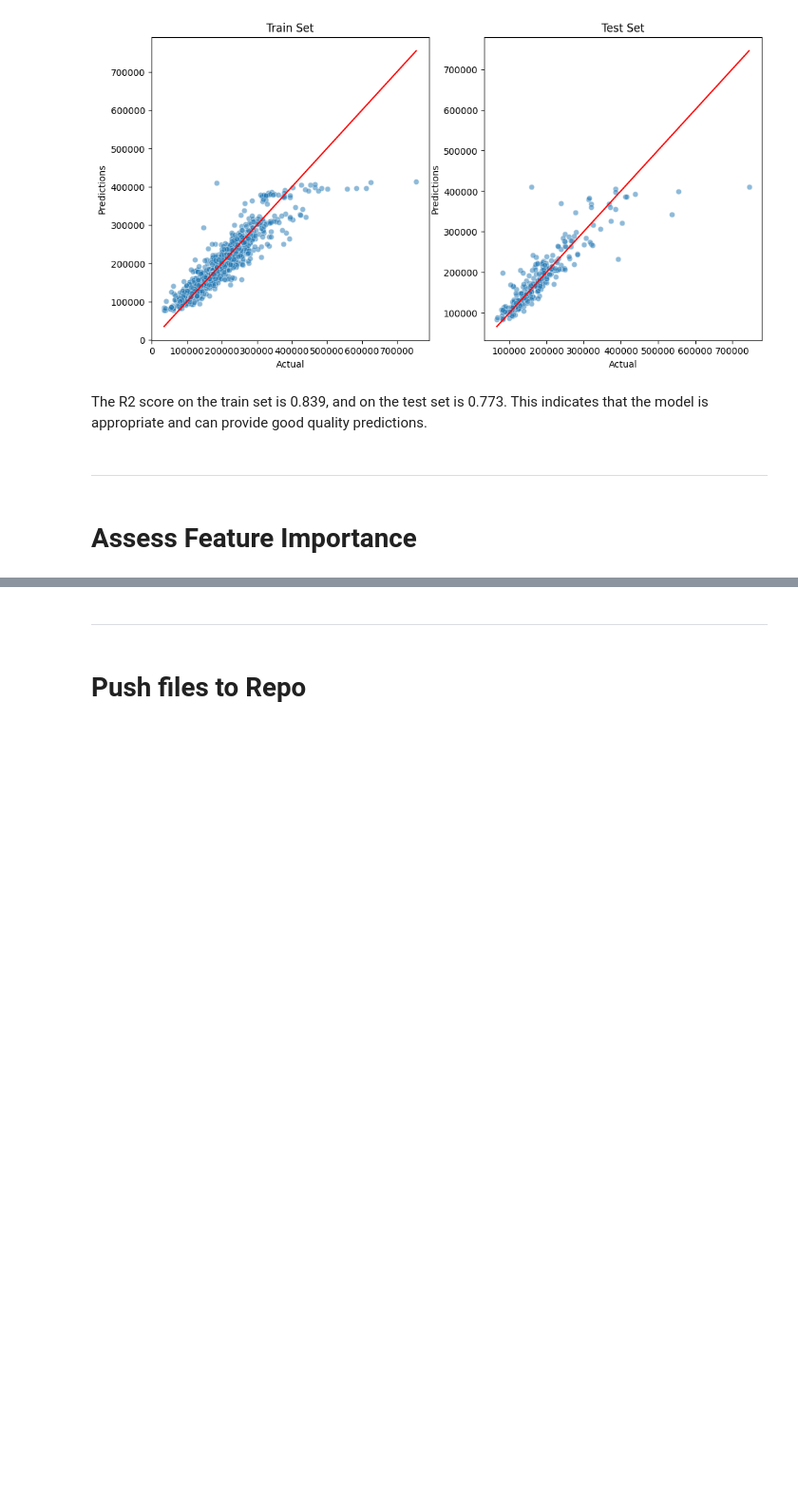
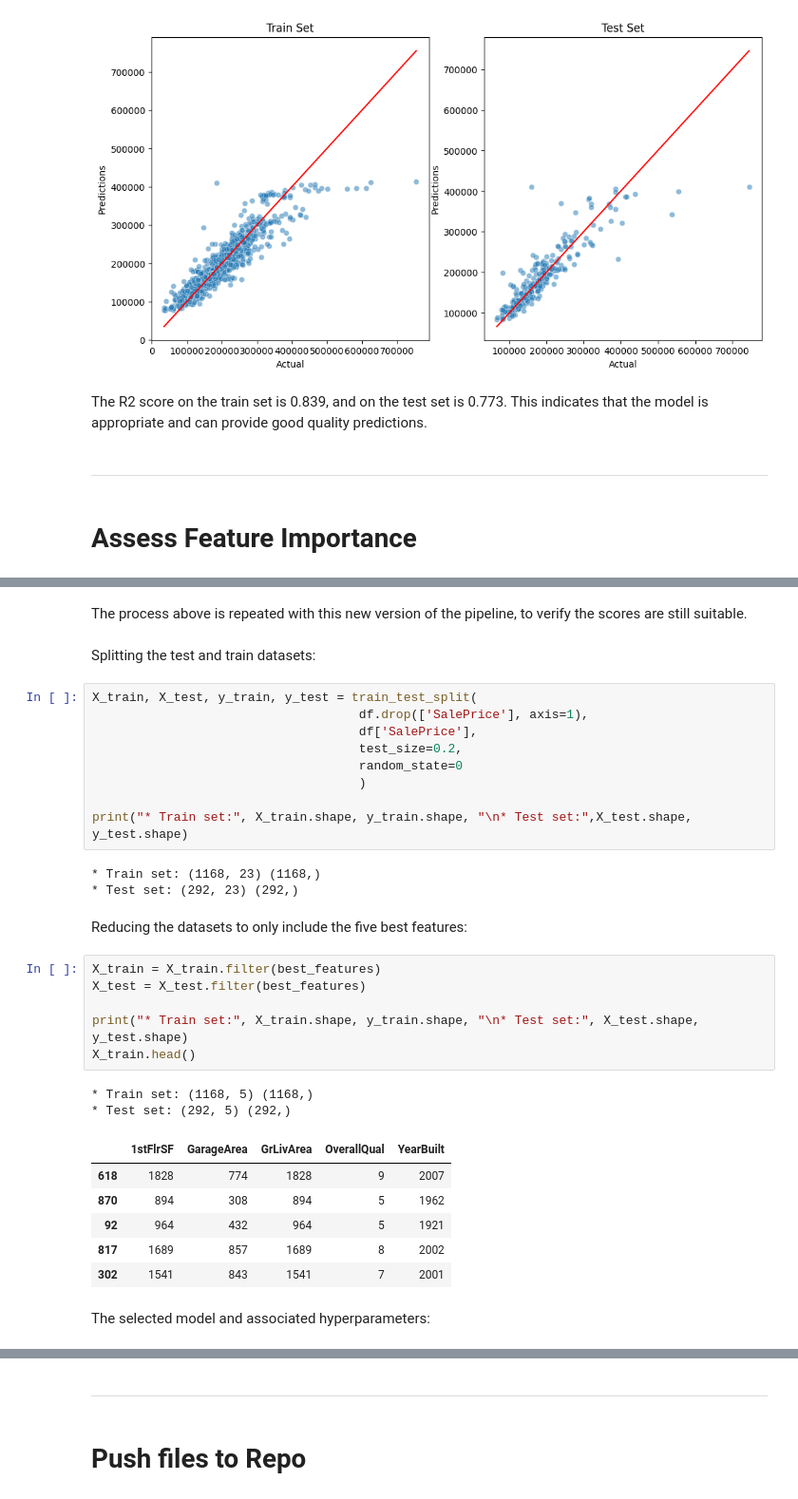
Before and after one commit to ChrisCherng/heritage-housing, a Jupyter notebook: jupyter_notebooks/05. PredictPrice.ipynb, the cells around one changed output, grey strips where cells are left out. Shown at 95% size. Cells and saved outputs as stored; diff of their text form; blank space fills up the shorter version.

```diff
--- a/jupyter_notebooks/05. PredictPrice.ipynb
+++ b/jupyter_notebooks/05. PredictPrice.ipynb
@@ -425,0 +489,35 @@ The R2 score on the train set is 0.839, and on the test set is 0.773. This indic
+# %% [markdown]
+The process above is repeated with this new version of the pipeline, to verify the scores are still suitable.
+# %% [markdown]
+Splitting the test and train datasets:
+# %%
+X_train, X_test, y_train, y_test = train_test_split(
+                                    df.drop(['SalePrice'], axis=1),
+                                    df['SalePrice'],
+                                    test_size=0.2,
+                                    random_state=0
+                                    )
+
+print("* Train set:", X_train.shape, y_train.shape, "\n* Test set:",X_test.shape, y_test.shape)
+# %% [output]
+* Train set: (1168, 23) (1168,)
+* Test set: (292, 23) (292,)
+# %% [markdown]
+Reducing the datasets to only include the five best features:
+# %%
+X_train = X_train.filter(best_features)
+X_test = X_test.filter(best_features)
+
+print("* Train set:", X_train.shape, y_train.shape, "\n* Test set:", X_test.shape, y_test.shape)
+X_train.head()
+# %% [output]
+* Train set: (1168, 5) (1168,)
+* Test set: (292, 5) (292,)
+|  | 1stFlrSF | GarageArea | GrLivArea | OverallQual | YearBuilt |
+| 618 | 1828 | 774 | 1828 | 9 | 2007 |
+| 870 | 894 | 308 | 894 | 5 | 1962 |
+| 92 | 964 | 432 | 964 | 5 | 1921 |
+| 817 | 1689 | 857 | 1689 | 8 | 2002 |
+| 302 | 1541 | 843 | 1541 | 7 | 2001 |
+# %% [markdown]
+The selected model and associated hyperparameters:
```
Also changed, not shown: parts of 39 cells of this notebook, 6 other files.
